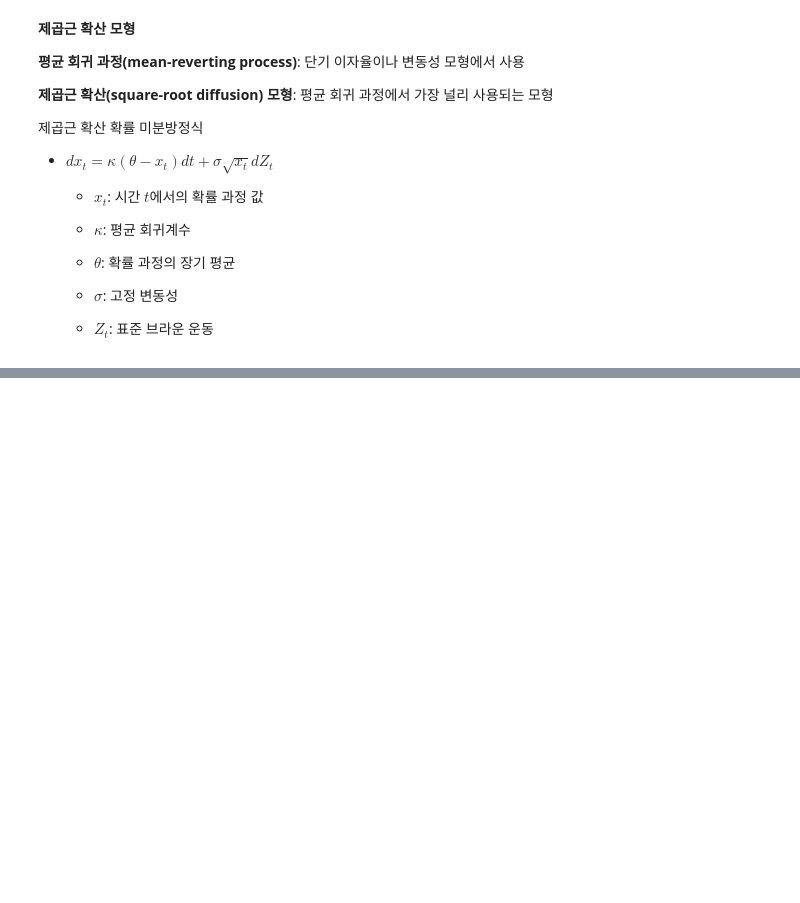
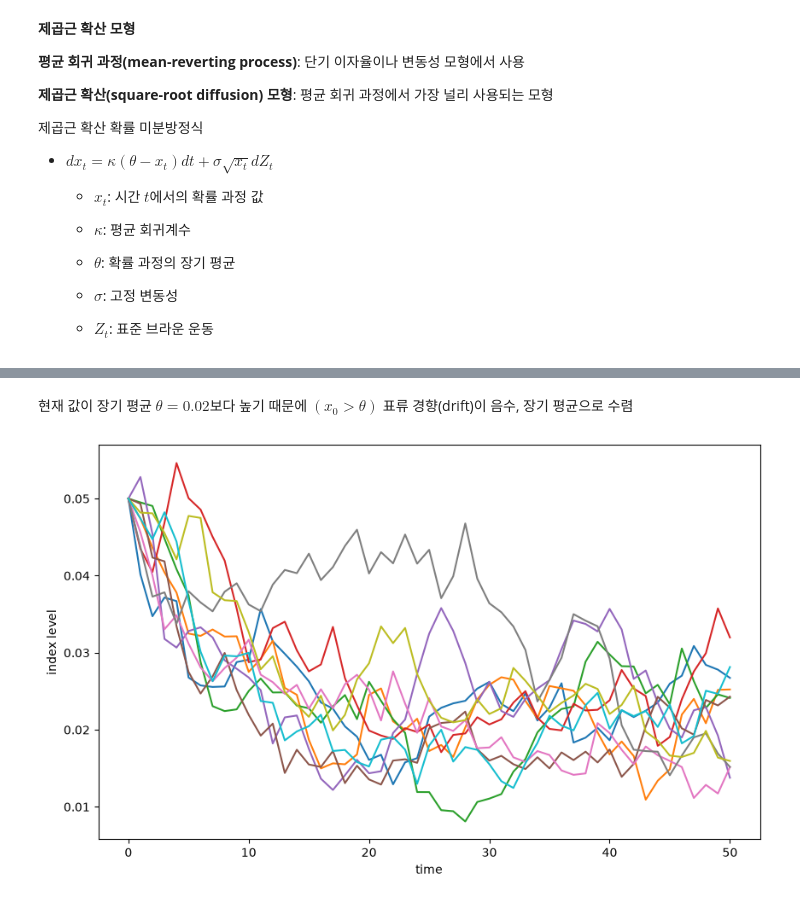
Before and after one commit to kkimkunyoung/python-for-finance, a Jupyter notebook: notebook/ch12_stochastics.ipynb, the cells around one changed output, grey strips where cells are left out. Cells and saved outputs as stored; diff of their text form; code cells hidden in the pictures; blank space fills up the shorter version.

```diff
--- a/notebook/ch12_stochastics.ipynb
+++ b/notebook/ch12_stochastics.ipynb
@@ -286,0 +326,10 @@ plt.show()
+# %% [markdown]
+현재 값이 장기 평균 $\theta = 0.02$보다 높기 때문에 $(x_0 > \theta)$ 표류 경향(drift)이 음수, 장기 평균으로 수렴
+# %%
+plt.figure(figsize=(10, 6))
+plt.plot(x1[:, :10], lw=1.5)
+plt.xlabel('time')
+plt.ylabel('index level')
+plt.show()
+# %% [output]
+[figure, added]
```
Also changed, not shown: parts of 140 cells of this notebook, 1 other file.
